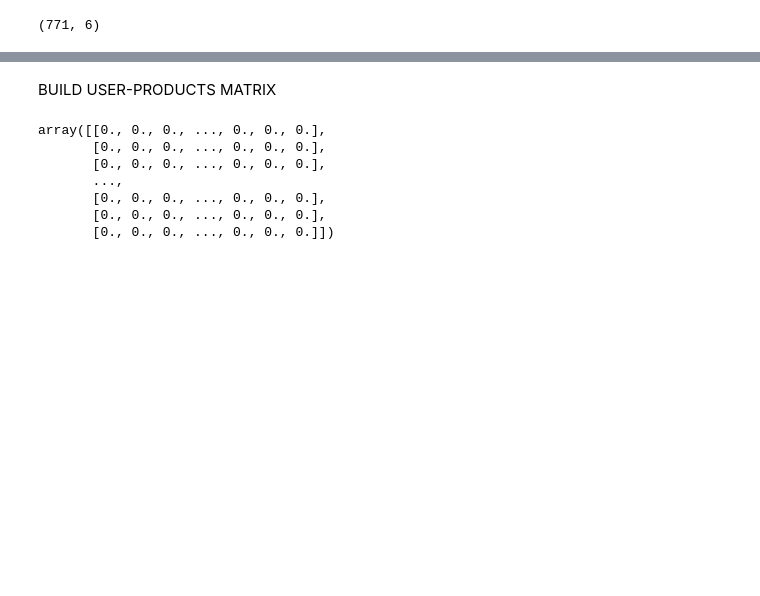
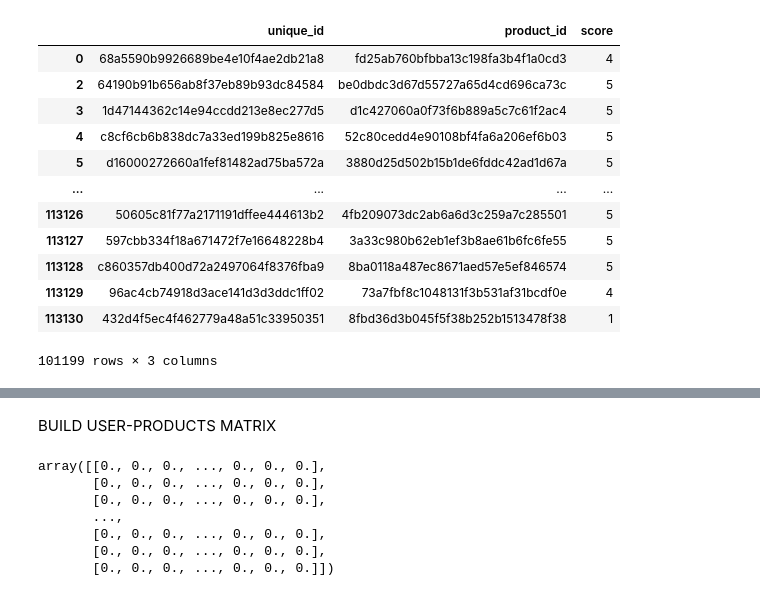
Before and after one commit to agusdm97/PF-DTS05-E-COMMERCE-OLIST, a Jupyter notebook: machine_learning/ml_recomendacion.ipynb, the cells around one changed output, grey strips where cells are left out. Cells and saved outputs as stored; diff of their text form; code cells hidden in the pictures; blank space fills up the shorter version.

```diff
--- a/machine_learning/ml_recomendacion.ipynb
+++ b/machine_learning/ml_recomendacion.ipynb
@@ -10,5 +10,9 @@ engine = sql.create_engine(
     "mysql+pymysql://root:password@localhost:3307/data_warehouse_olist?charset=utf8mb4"
 )
 # %%
-Recommendations = pd.read_sql('SELECT o.id,  c.unique_id, i.product_id, r.score FROM orders as o JOIN order_items as i ON(o.id = i.order_id) JOIN customers as c ON(o.customer_id = c.id) JOIN order_reviews as r ON(o.id = r.order_id)', con=engine)
-Recommendations.head()
+combined = pd.read_sql(sql="""
+    SELECT customers.unique_id, order_items.product_id,  order_reviews.score
+    FROM order_items
+    LEFT JOIN orders ON (order_items.order_id = orders.order_id)
+    LEFT JOIN customers ON (orders.customer_id = customers.customer_id)
+    RIGHT JOIN order_reviews ON (orders.order_id = order_reviews.order_id);""", con=engine)
@@ -130,3 +18,0 @@ len(user_count['unique_id'])
-# %%
-combined = user_rating.merge(user_count, left_on='unique_id', right_on='unique_id', how='inner')
-combined.head()
@@ -140,4 +19,18 @@ combined.head()
+# %%
+combined.drop_duplicates(['unique_id','product_id'],inplace= True)
 # %%
-combined.shape
+combined
 # %% [output]
+|  | unique_id | product_id | score |
+| 0 | 68a5590b9926689be4e10f4ae2db21a8 | fd25ab760bfbba13c198fa3b4f1a0cd3 | 4 |
+| 2 | 64190b91b656ab8f37eb89b93dc84584 | be0dbdc3d67d55727a65d4cd696ca73c | 5 |
+| 3 | 1d47144362c14e94ccdd213e8ec277d5 | d1c427060a0f73f6b889a5c7c61f2ac4 | 5 |
+| 4 | c8cf6cb6b838dc7a33ed199b825e8616 | 52c80cedd4e90108bf4fa6a206ef6b03 | 5 |
+| 5 | d16000272660a1fef81482ad75ba572a | 3880d25d502b15b1de6fddc42ad1d67a | 5 |
+| ... | ... | ... | ... |
+| 113126 | 50605c81f77a2171191dffee444613b2 | 4fb209073dc2ab6a6d3c259a7c285501 | 5 |
+| 113127 | 597cbb334f18a671472f7e16648228b4 | 3a33c980b62eb1ef3b8ae61b6fc6fe55 | 5 |
+| 113128 | c860357db400d72a2497064f8376fba9 | 8ba0118a487ec8671aed57e5ef846574 | 5 |
+| 113129 | 96ac4cb74918d3ace141d3d3ddc1ff02 | 73a7fbf8c1048131f3b531af31bcdf0e | 4 |
+| 113130 | 432d4f5ec4f462779a48a51c33950351 | 8fbd36d3b045f5f38b252b1513478f38 | 1 |
-(771, 6)
+101199 rows × 3 columns
```
Also changed, not shown: parts of 26 cells of this notebook.
